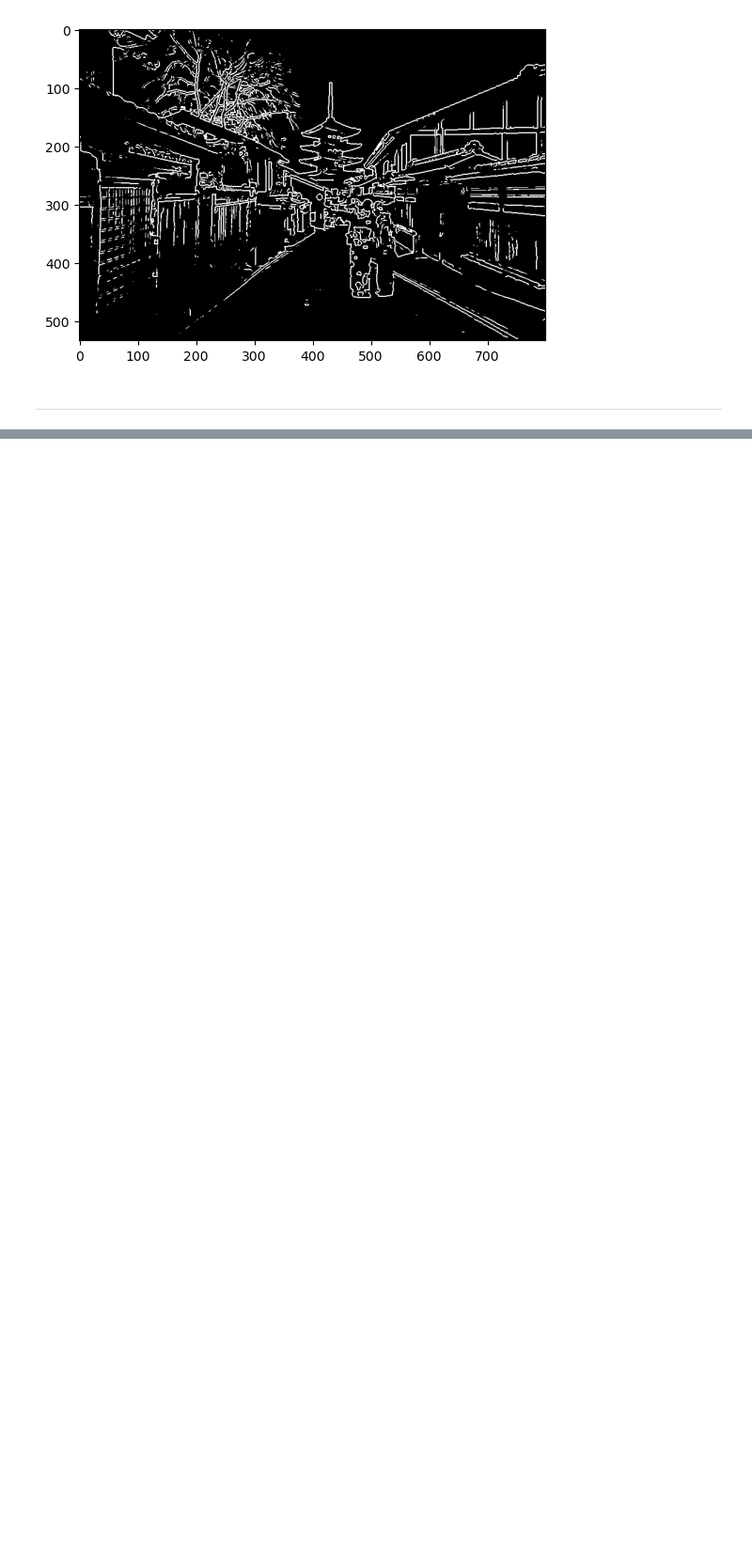
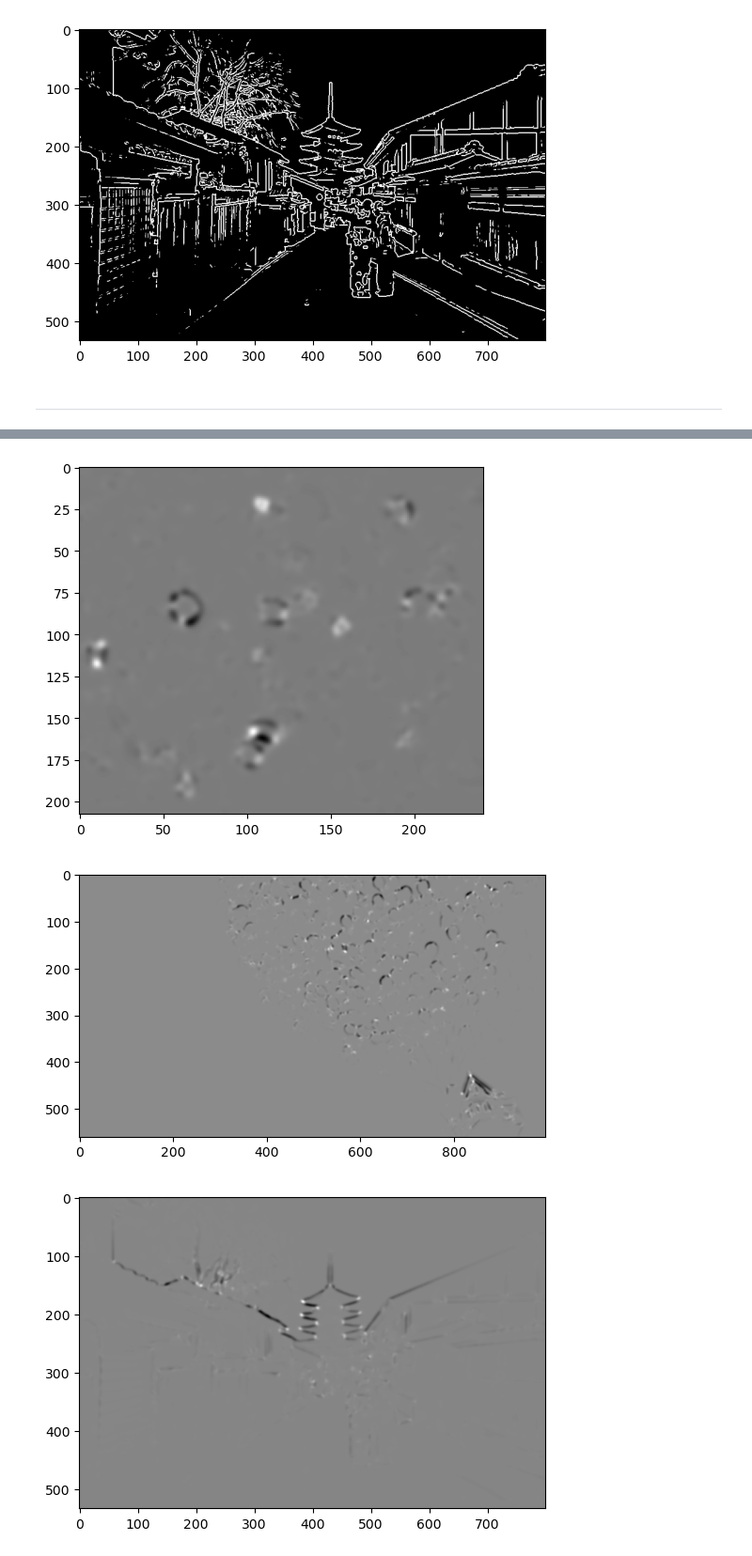
Before and after one commit to TilemahosAravanis/CV_LAB_Project_1, a Jupyter notebook: Code.ipynb, the cells around one changed output, grey strips where cells are left out. Shown at 94% size. Saved outputs shown, nothing was run; the diff lists cells and outputs as text; code cells hidden in the pictures; blank space fills up the shorter version.

```diff
--- a/Code.ipynb
+++ b/Code.ipynb
@@ -209,0 +288,22 @@ Range: 0.000000 - 1.000000
+# %%
+#cornerness criterion
+
+
+def R(lamda_plus, lamda_minus):
+    return (lamda_plus*lamda_minus - 0.1*(lamda_plus+lamda_minus)**2)
+
+R_cells = R(lamdas[0][0], lamdas[0][1])
+R_up = R(lamdas[1][0], lamdas[1][1])
+R_kyoto = R(lamdas[2][0], lamdas[2][1])
+
+
+plt.imshow(R_cells, cmap='gray')
+plt.show()
+plt.imshow(R_up, cmap='gray')
+plt.show()
+plt.imshow(R_kyoto, cmap='gray')
+plt.show()
+# %% [output]
+[figure, added]
+[figure, added]
+[figure, added]
```
Also changed, not shown: parts of 5 cells of this notebook.
